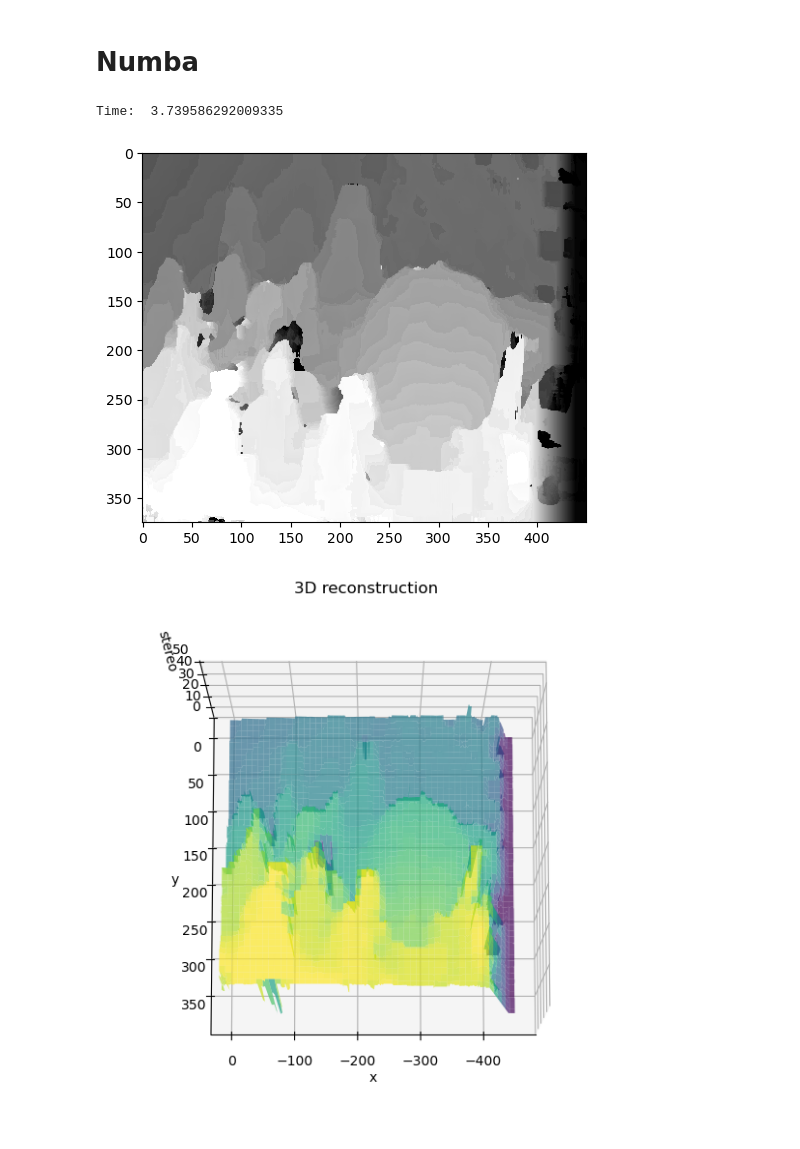
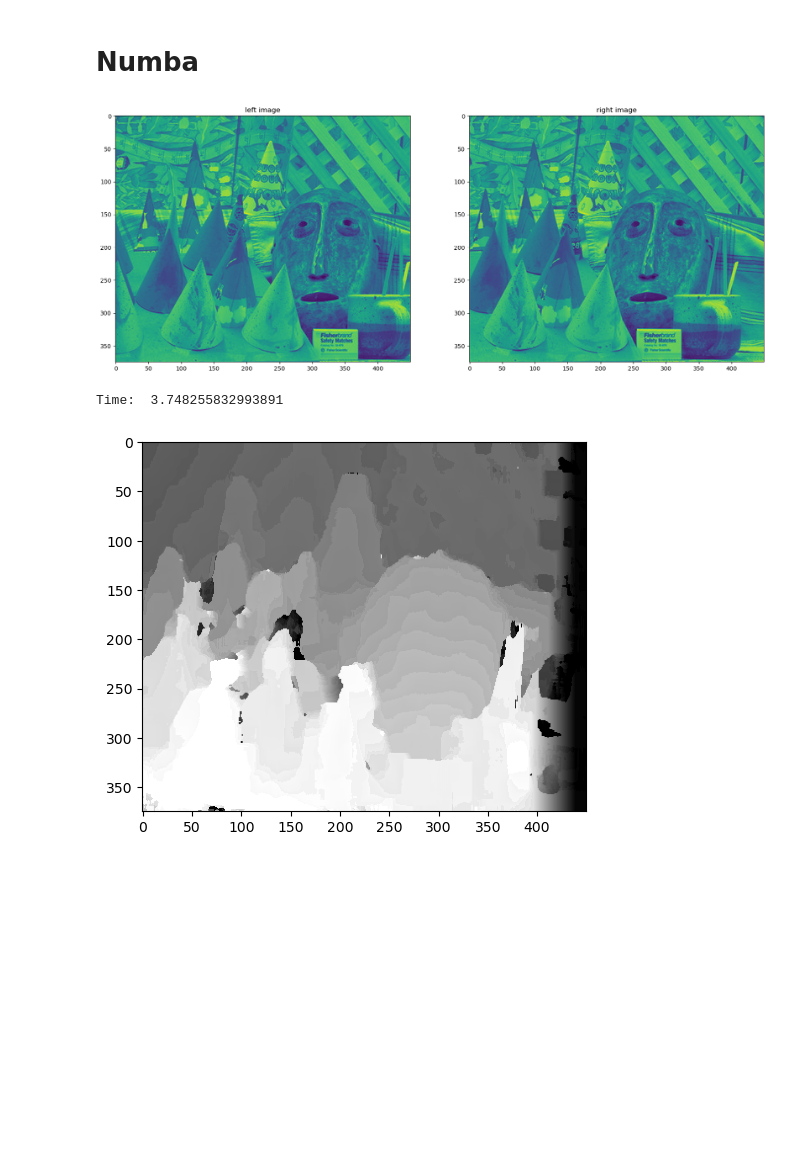
Before and after one commit to MinwooKim1990/Dictionary, a Jupyter notebook: Python_Math_Dic.ipynb, the cells around one changed output. Cells and saved outputs as stored; diff of their text form; code cells hidden in the pictures; blank space fills up the shorter version.

```diff
--- a/Python_Math_Dic.ipynb
+++ b/Python_Math_Dic.ipynb
@@ -502,33 +773,39 @@ def computedisparity2(left, right, deep, window):
                 disp[y, x] = dis_index
             else:
                 C3 = SSD[dis_index - 1]
                 C2 = SSD[dis_index]
                 C1 = SSD[dis_index + 1]
                 disp[y, x] = dis_index - (0.5 * (C3 - C1) / (C1 + C3 - (2*C2)))
     return disp
 left = cv2.imread('img/left.png')
 left = cv2.cvtColor(left, cv2.COLOR_BGR2GRAY)
 right = cv2.imread('img/right.png')
 right = cv2.cvtColor(right, cv2.COLOR_BGR2GRAY)
+_, image_cells = plt.subplots(1, 2, figsize=(20, 20))
+image_cells[0].imshow(left)
+image_cells[0].set_title('left image')
+image_cells[1].imshow(right)
+image_cells[1].set_title('right image')
+plt.show()
 start = timeit.default_timer()
 stereo = computedisparity2(left, right, 50, 20)
 stop = timeit.default_timer()
 print('Time: ', stop - start)
 plt.imshow(stereo, cmap='gray')
 z = stereo
 x = np.arange(stereo.shape[1])
 y = np.arange(stereo.shape[0])
 X, Y = np.meshgrid(x, y)
 fig = plt.figure(figsize = (12, 7))
 ax = plt.axes(projection='3d')
 ax.plot_surface(-X, Y, z, cmap='viridis', alpha=0.7)
 ax.view_init(80, 90, 0)
 ax.set_title('3D reconstruction')
 ax.set_xlabel('x')
 ax.set_ylabel('y')
 ax.set_zlabel('stereo')
 plt.show()
 # %% [output]
+[figure, new version]
-Time:  3.739586292009335
+Time:  3.748255832993891
-[figure, old version]
-[figure, old version]
+[figure, new version]
```
Also changed, not shown: parts of 16 cells of this notebook.
